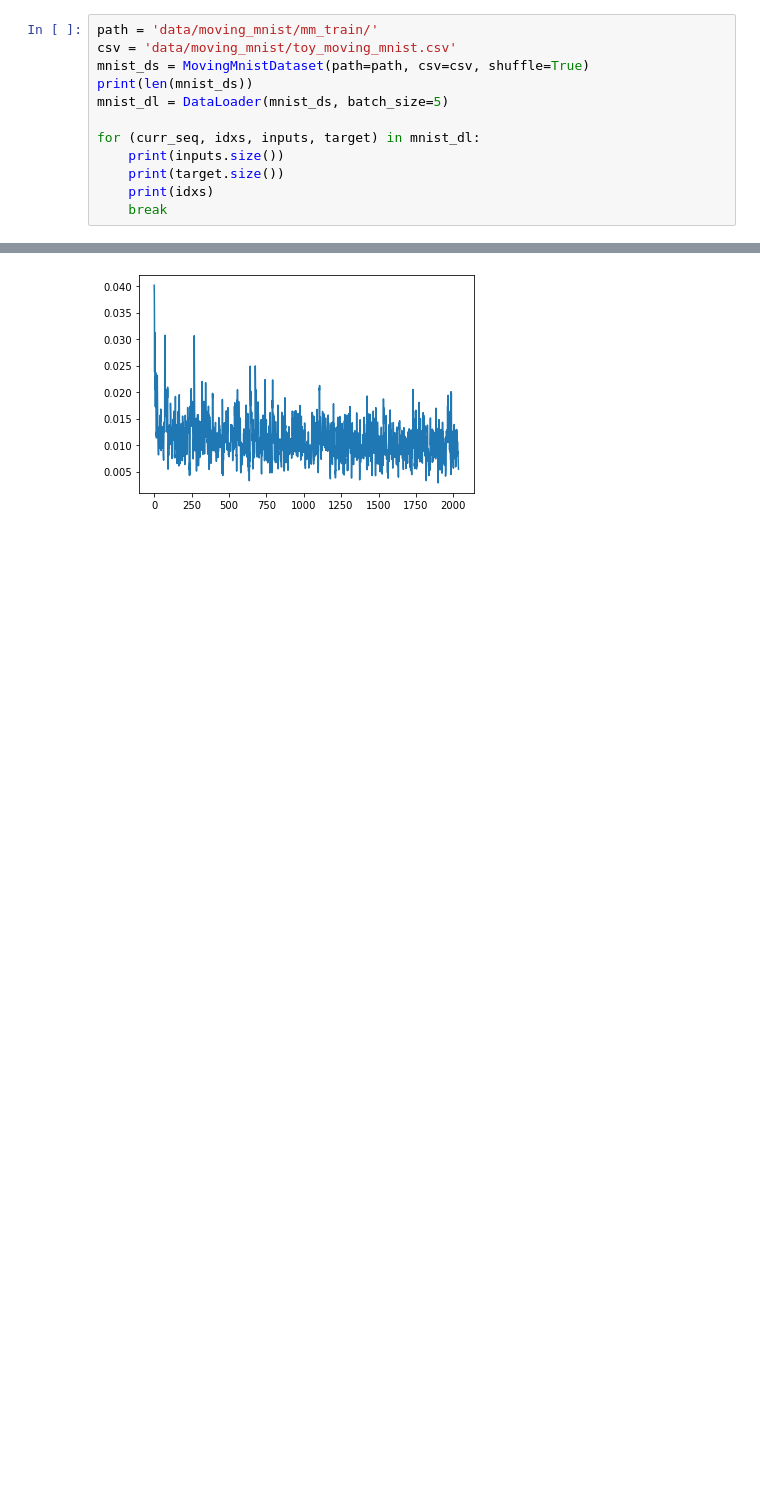
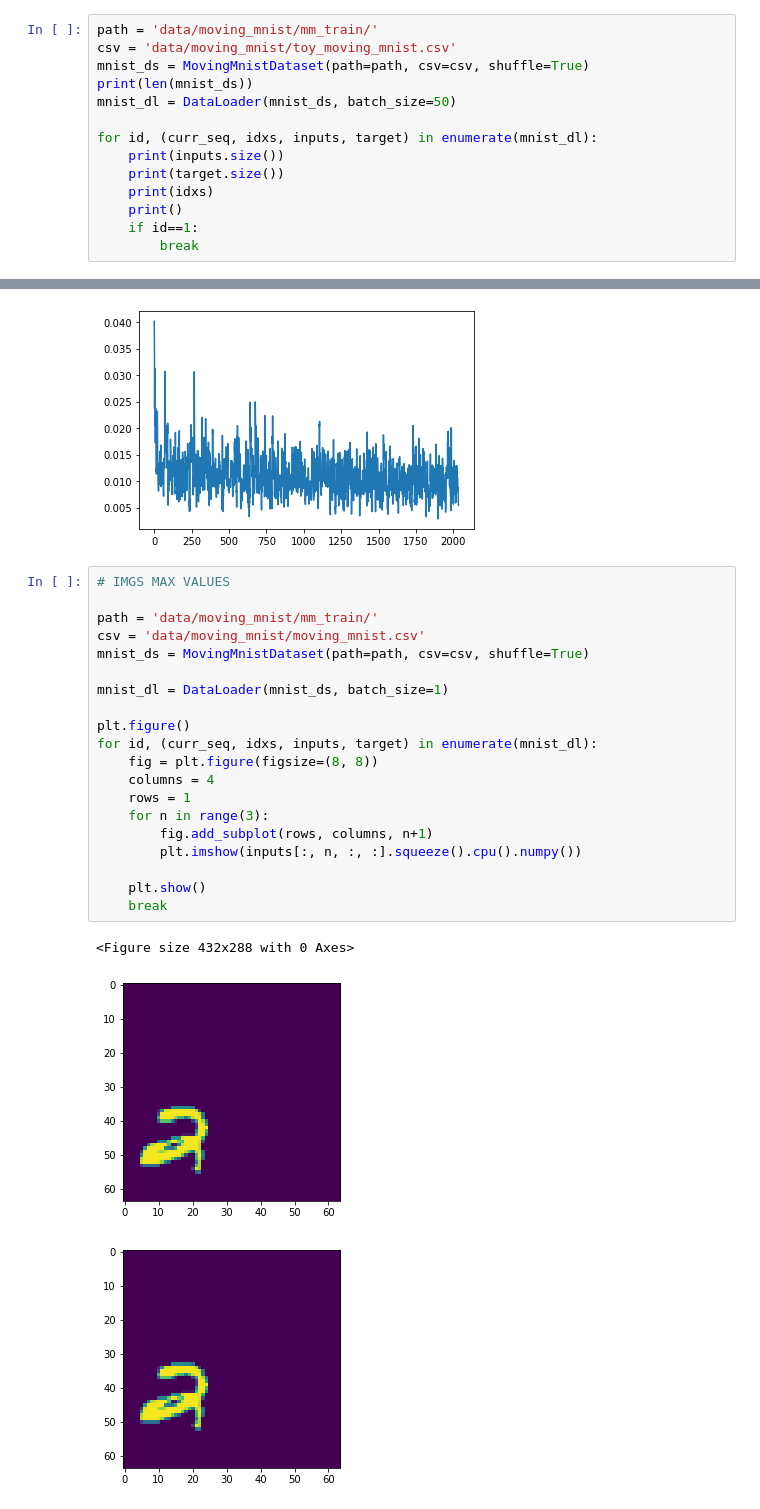
Before and after one commit to francomozo/deepCloud, a Jupyter notebook: nb-moving-mnist.ipynb, the cells around one changed output, grey strips where cells are left out. Drawn from its saved outputs; the diff is of its cells as text; blank space fills up the shorter version.

Commit message:
:cyclone: Added MovingMnistDataset class to load the new moving MNIST dataset

```diff
--- a/nb-moving-mnist.ipynb
+++ b/nb-moving-mnist.ipynb
@@ -28,12 +28,14 @@ path = 'data/moving_mnist/mm_train/'
 csv = 'data/moving_mnist/toy_moving_mnist.csv'
 mnist_ds = MovingMnistDataset(path=path, csv=csv, shuffle=True)
 print(len(mnist_ds))
-mnist_dl = DataLoader(mnist_ds, batch_size=5)
+mnist_dl = DataLoader(mnist_ds, batch_size=50)
 
-for (curr_seq, idxs, inputs, target) in mnist_dl:
+for id, (curr_seq, idxs, inputs, target) in enumerate(mnist_dl):
     print(inputs.size())
     print(target.size())
     print(idxs)
-    break
+    print()
+    if id==1:
+        break
 # %% [output]
 5100
@@ -173,3 +183,27 @@ plt.plot(LOSS_HISTORY[4:])
 # %% [output]
 [<matplotlib.lines.Line2D at 0x...>]
 [figure]
+# %%
+# IMGS MAX VALUES
+
+path = 'data/moving_mnist/mm_train/'
+csv = 'data/moving_mnist/moving_mnist.csv'
+mnist_ds = MovingMnistDataset(path=path, csv=csv, shuffle=True)
+
+mnist_dl = DataLoader(mnist_ds, batch_size=1)
+
+plt.figure()
+for id, (curr_seq, idxs, inputs, target) in enumerate(mnist_dl):
+    fig = plt.figure(figsize=(8, 8))
+    columns = 4
+    rows = 1
+    for n in range(3):
+        fig.add_subplot(rows, columns, n+1)
+        plt.imshow(inputs[:, n, :, :].squeeze().cpu().numpy())
+
+    plt.show()
+    break
+# %% [output]
+<Figure size 432x288 with 0 Axes>
+[figure, added]
+[figure, added]
```
Also changed, not shown: parts of 4 cells of this notebook, 6 other files.
